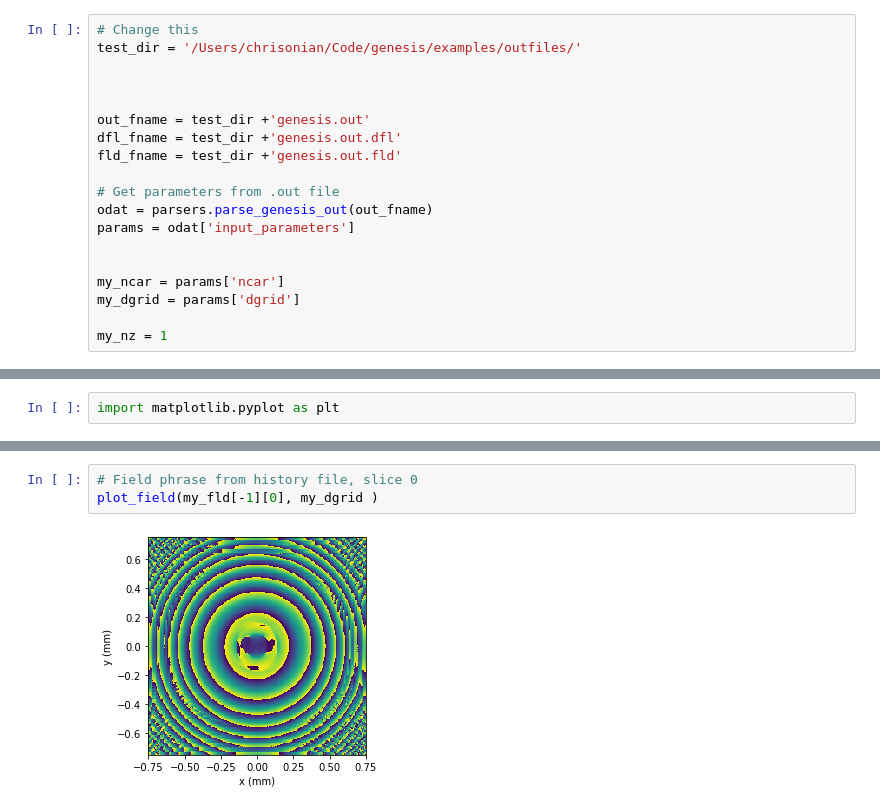
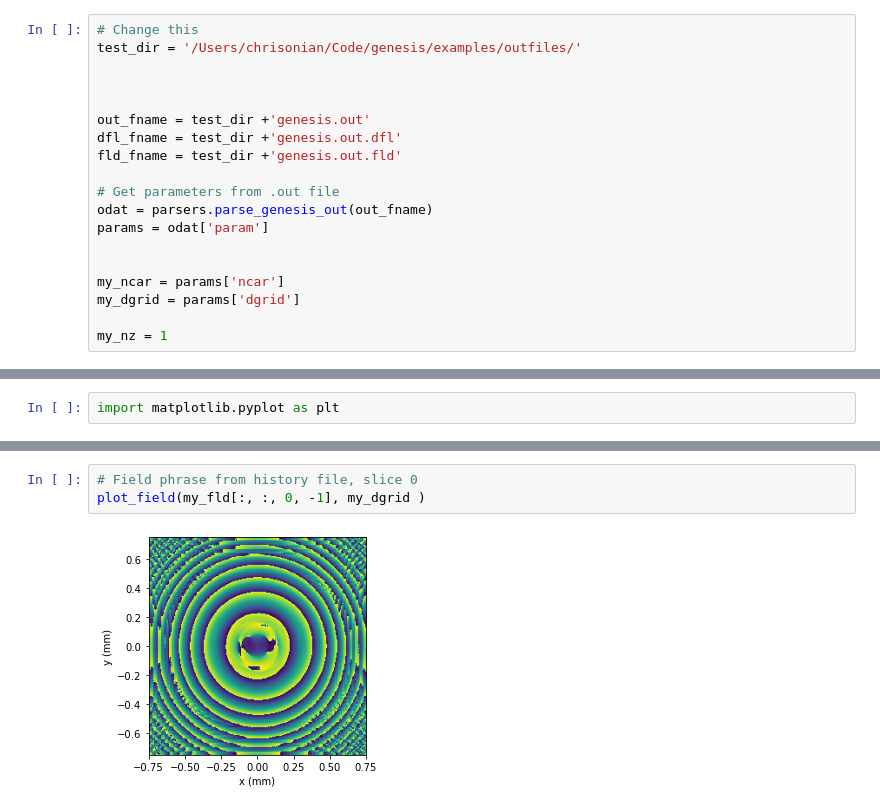
Before and after one commit to slaclab/lume-genesis, a Jupyter notebook: examples/example_parsing_genesis_field.ipynb, the cells around one changed output, grey strips where cells are left out. Drawn from its saved outputs; the diff is of its cells as text.

```diff
--- a/examples/example_parsing_genesis_field.ipynb
+++ b/examples/example_parsing_genesis_field.ipynb
@@ -13,7 +13,7 @@ fld_fname = test_dir +'genesis.out.fld'
 
 # Get parameters from .out file
 odat = parsers.parse_genesis_out(out_fname)
-params = odat['input_parameters']
+params = odat['param']
 
 
 my_ncar = params['ncar']
@@ -85,5 +81,5 @@ plot_field(my_dfl[0], my_dgrid )
 # %%
 # Field phrase from history file, slice 0
-plot_field(my_fld[-1][0], my_dgrid )
+plot_field(my_fld[:, :, 0, -1], my_dgrid )
 # %% [output]
-[figure, old version]
+[figure, new version]
```
Also changed, not shown: parts of 3 cells of this notebook, 8 other files.
